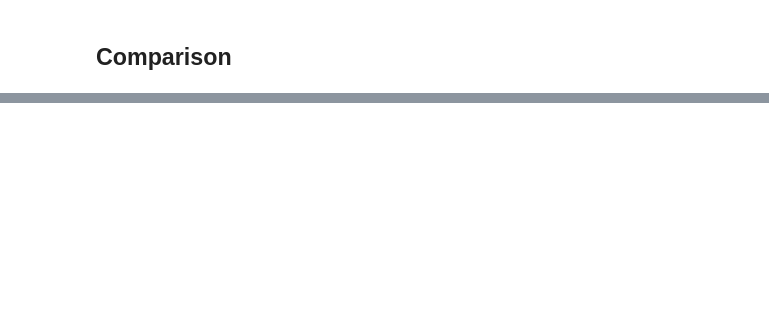
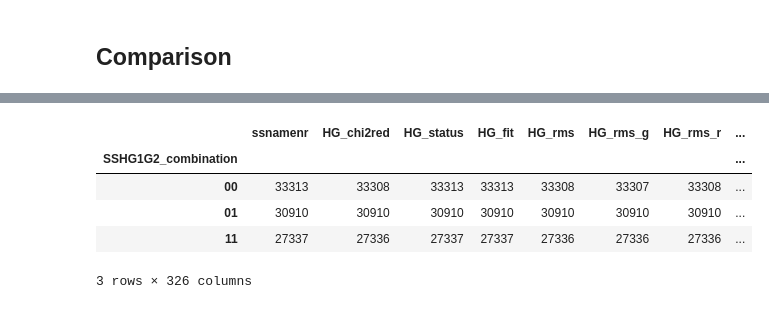
Before and after one commit to astrolabsoftware/fink-spins, a Jupyter notebook: notebooks/periods/spin_SSHG1G2.ipynb, the cells around one changed output, grey strips where cells are left out. Saved outputs shown, nothing was run; the diff lists cells and outputs as text; code cells hidden in the pictures; blank space fills up the shorter version.

```diff
--- a/notebooks/periods/spin_SSHG1G2.ipynb
+++ b/notebooks/periods/spin_SSHG1G2.ipynb
@@ -117,0 +116,9 @@ Text(0, 0.5, 'SHG1G2_period')
+# %%
+ssoft[mask].groupby("SSHG1G2_combination").count()
+# %% [output]
+|  | ssnamenr | HG_chi2red | HG_status | HG_fit | HG_rms | HG_rms_g | HG_rms_r | ... |
+| SSHG1G2_combination |  |  |  |  |  |  |  | ... |
+| 00 | 33313 | 33308 | 33313 | 33313 | 33308 | 33307 | 33308 | ... |
+| 01 | 30910 | 30910 | 30910 | 30910 | 30910 | 30910 | 30910 | ... |
+| 11 | 27337 | 27336 | 27337 | 27337 | 27336 | 27336 | 27336 | ... |
+3 rows × 326 columns
```
Also changed, not shown: parts of 4 cells of this notebook, 3 other files.
